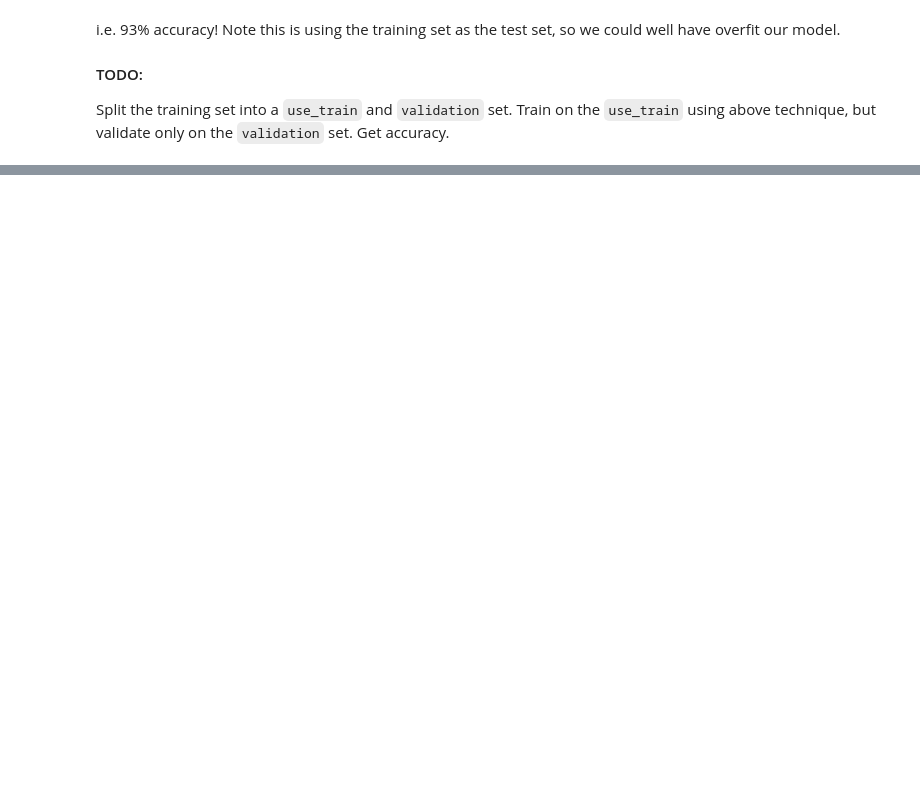
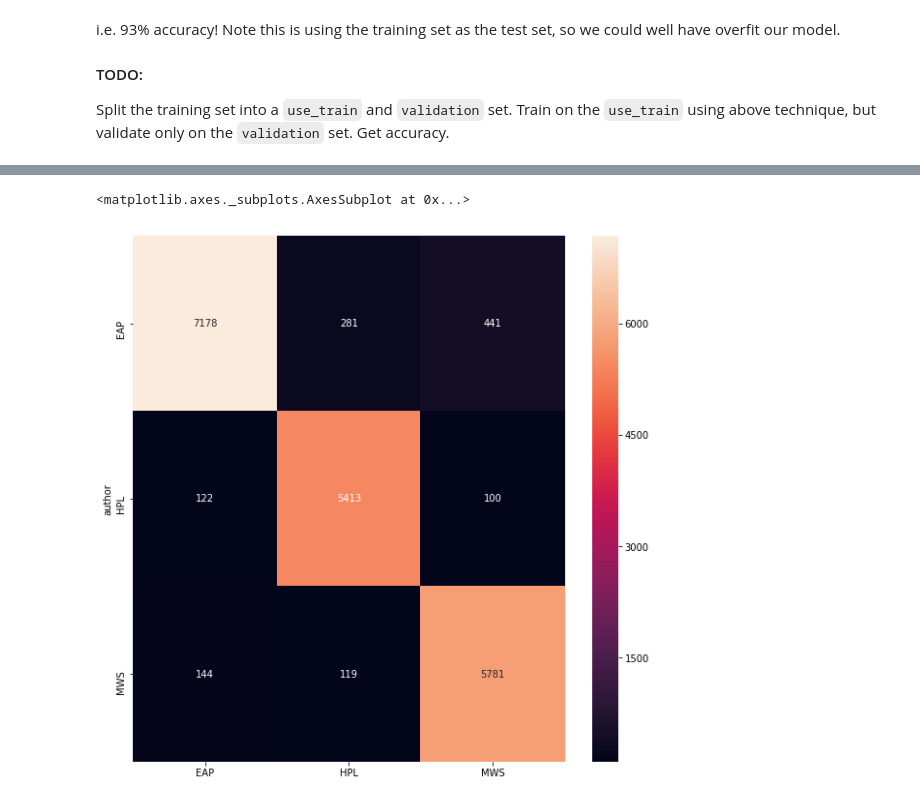
Before and after one commit to kiwidamien/spooky_author, a Jupyter notebook: spooky_eda.ipynb, the cells around one changed output, grey strips where cells are left out. Cells and saved outputs as stored; diff of their text form; code cells hidden in the pictures; blank space fills up the shorter version.

```diff
--- a/spooky_eda.ipynb
+++ b/spooky_eda.ipynb
@@ -55,6 +73,6 @@ import string
 stopwords = nltk.corpus.stopwords.words('english')
 
 def clean_text(text):
-    text = text.decode('unicode-escape').encode('ascii', 'ignore')
-    return [word for word in nltk.word_tokenize(text.lower()) if word[0] in string.letters and word not in stopwords]
+    text = text.encode('ascii', 'ignore').decode('utf-8')
+    return [word for word in nltk.word_tokenize(text.lower()) if word[0] in string.ascii_letters and word not in stopwords]
 # %%
@@ -219,0 +214,3 @@ byAuthor
+# %%
+results = pd.concat([train, pd.get_dummies(train.prediction)],axis = 1)[['author', 'EAP', 'HPL', 'MWS']]
+results.head()
@@ -219,0 +224,8 @@ byAuthor
+# %%
+# Let's see what types of errors are more likely
+plt.figure(figsize=(10,10))
+
+sns.heatmap(results.groupby('author').agg(lambda v: int(sum(v))), annot=True, fmt='d')
+# %% [output]
+<matplotlib.axes._subplots.AxesSubplot at 0x...>
+[figure, added]
```
Also changed, not shown: parts of 15 cells of this notebook.
